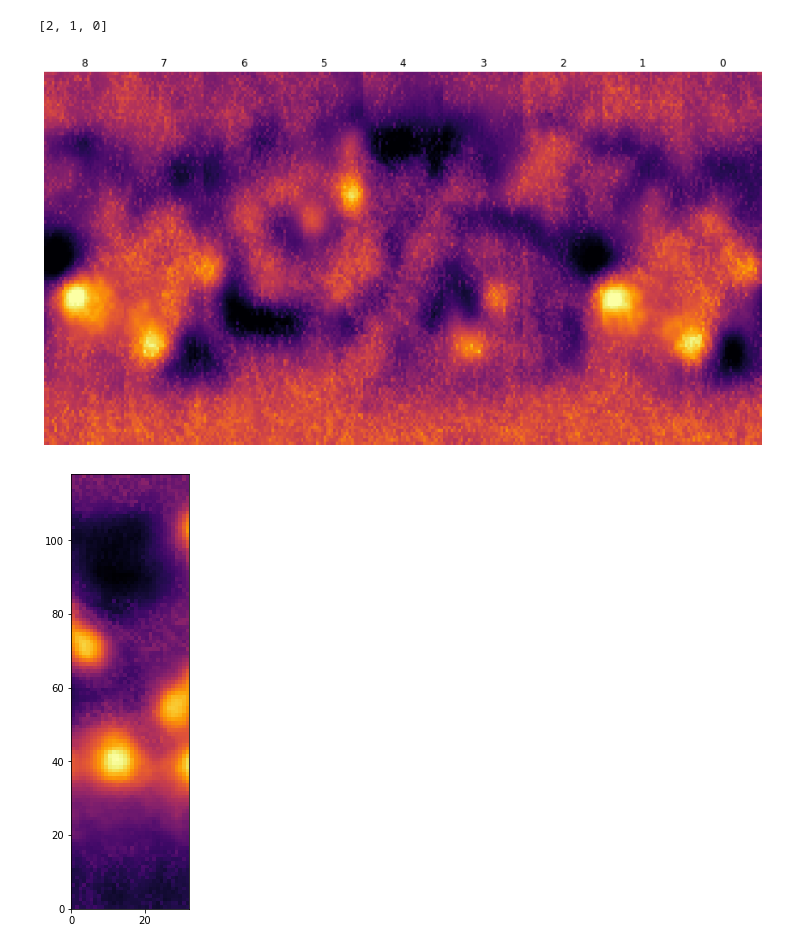
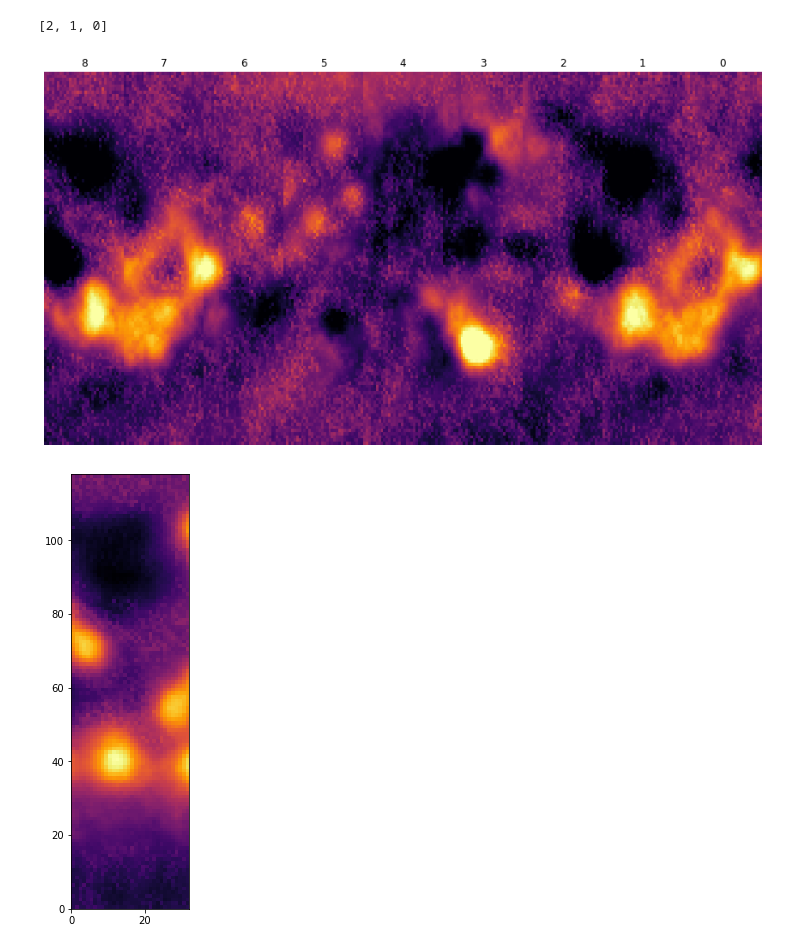
Before and after one commit to tvhahn/EarthGAN, a Jupyter notebook: notebooks/scratch/load_model_viz.ipynb, the cells around one changed output. Drawn from its saved outputs; the diff is of its cells as text; code cells hidden in the pictures.

```diff
--- a/notebooks/scratch/load_model_viz.ipynb
+++ b/notebooks/scratch/load_model_viz.ipynb
@@ -204,37 +204,38 @@ title_list[::-1]
 # %%
 fake_dict = {}
 title_list = []
 for i, roll_n in enumerate(range(0, 36, 4)):
     fake=gen_output_slice_for_concatenate(input_data.to(device), gen, roll_increment=roll_n, width=32)
     fake_dict[i] = fake
     title_list.append(i)
 
 x_fake1=gen_output_slice_for_concatenate(input_data.to(device), gen, roll_increment=0, width=32)
 # print(x_fake1.shape)
 # x_fake2=gen_output_slice_for_concatenate(input_data.to(device), gen, roll_increment=4, width=32)
 # print(x_fake2.shape)
 # x_fake3=gen_output_slice_for_concatenate(input_data.to(device), gen, roll_increment=8, width=32)
 # x_fake3=gen_output_slice_for_concatenate(input_data.to(device), gen, roll_increment=8, width=32)
 
 # f = [x_fake1, x_fake2]
 # f = [x_fake3, x_fake2, x_fake1]
 # title_list = [3, 2, 1]
 
-vmax = x_fake1[0,0,90,:,:].max()
-vmin = x_fake1[0,0,90,:,:].min()
+r_index = 32
+vmax = x_fake1[0,0,r_index,:,:].max()
+vmin = x_fake1[0,0,r_index,:,:].min()
 
 fig, axes = plt.subplots(1,len(title_list), figsize=(15,8))
 for ax, fi in zip(axes.flat, title_list[::-1]):
 
-    ax.pcolormesh(fake_dict[fi][0,0,90,:,:], cmap='inferno', vmin=vmin, vmax=vmax)
+    ax.pcolormesh(fake_dict[fi][0,0,r_index,:,:], cmap='inferno', vmin=vmin, vmax=vmax)
     ax.set_title(fi)
     ax.get_xaxis().set_visible(False)
     ax.get_yaxis().set_visible(False)
     ax.axis('off')
 
 plt.subplots_adjust(wspace=0.0, hspace=0)
 # %% [output]
-[figure, old version]
+[figure, new version]
 # %%
 x_fake2=gen_output_slice_for_concatenate(input_data.to(device), gen, roll_increment=4, width=32)
 
```
